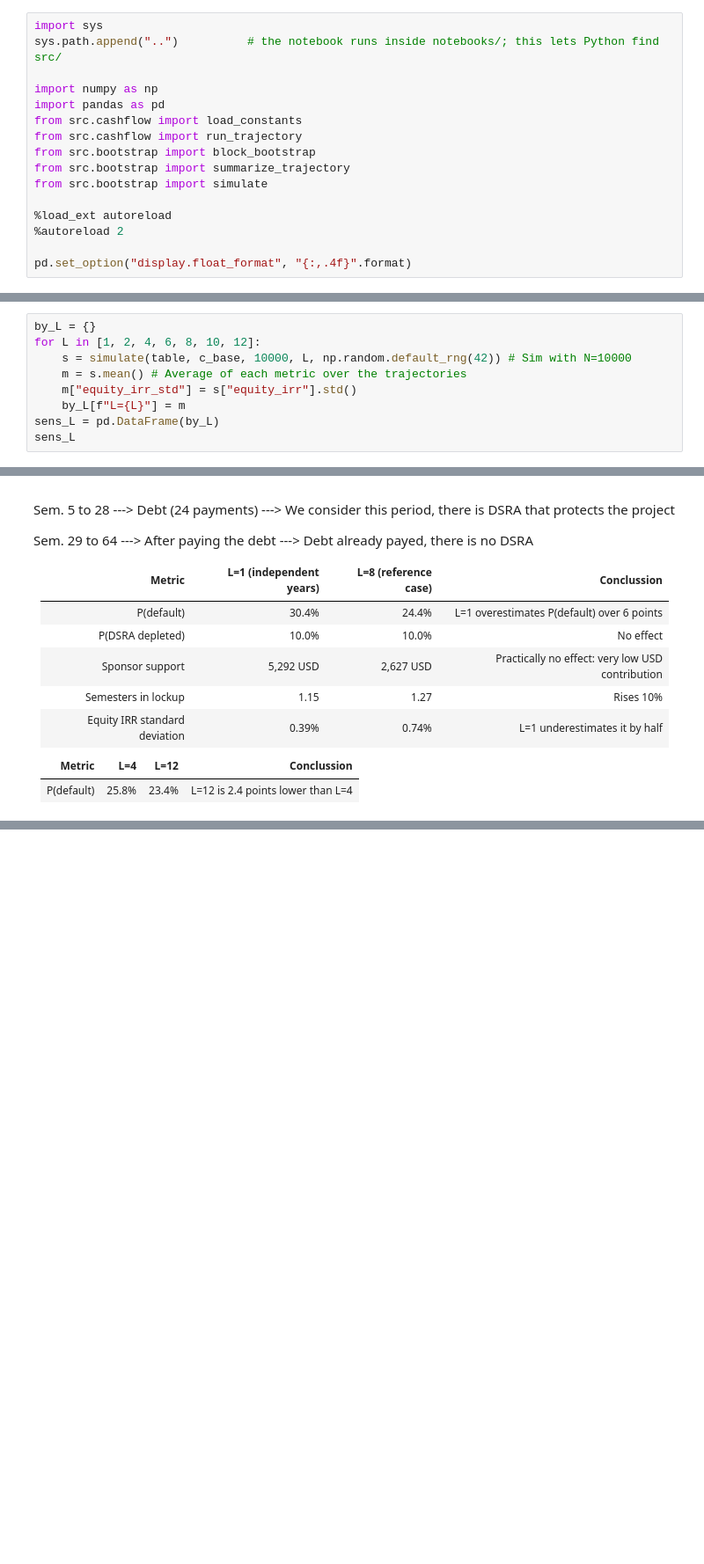
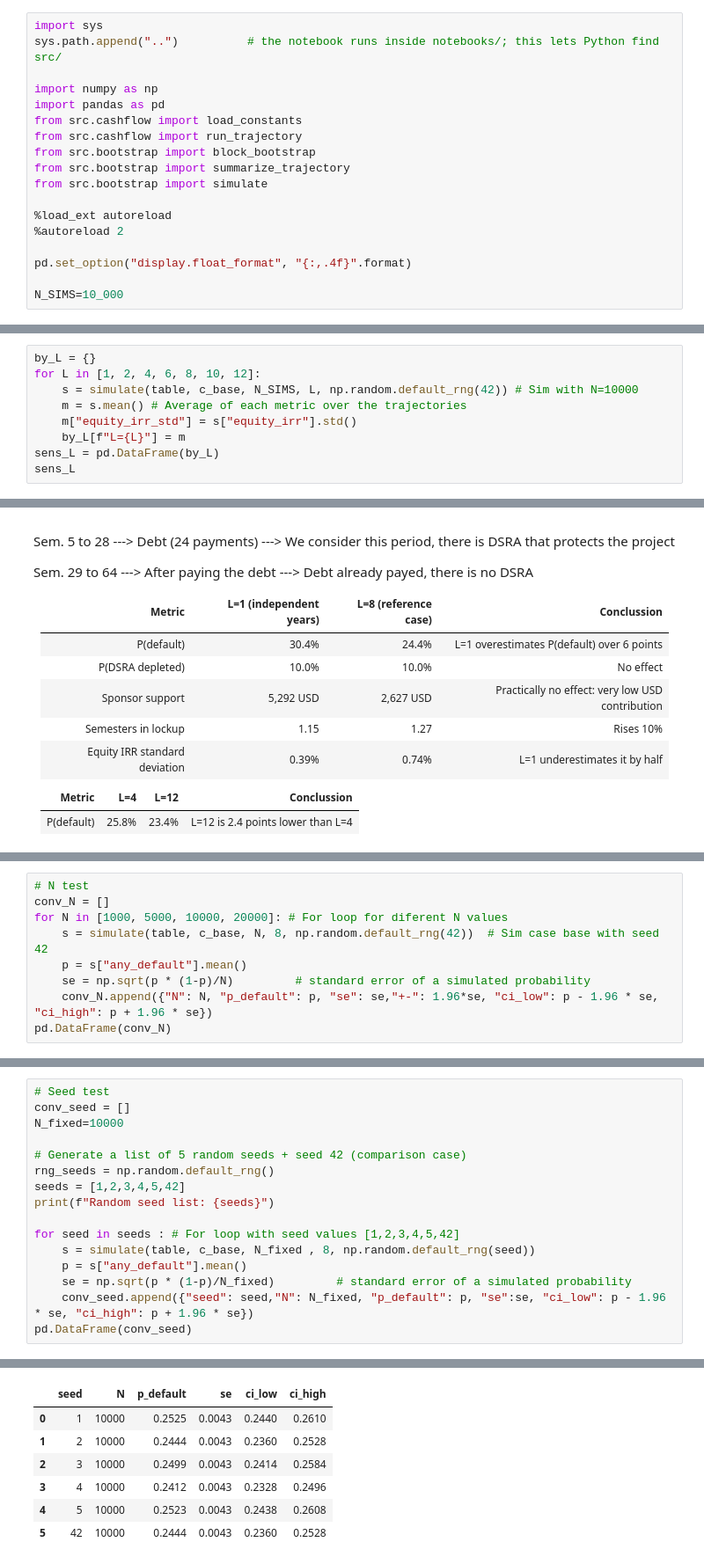
Before and after one commit to IgnacioFunesDeluigi/hydro-project-finance, a Jupyter notebook: notebooks/03_montecarlo.ipynb, the cells around one changed output, grey strips where cells are left out. Shown at 88% size. Saved outputs shown, nothing was run; the diff lists cells and outputs as text; blank space fills up the shorter version.

Commit message:
Step 3.6: convergence and seed tests, final N = 10,000; results regenerated; D38

```diff
--- a/notebooks/03_montecarlo.ipynb
+++ b/notebooks/03_montecarlo.ipynb
@@ -18,6 +18,8 @@ from src.bootstrap import simulate
 %autoreload 2
 
 pd.set_option("display.float_format", "{:,.4f}".format)
+
+N_SIMS=10_000
 # %% [markdown]
 **Comparison: real vs theoretical autocorrelation**
 - Real autocorrelation: e_base.autocorr(lag=k)
@@ -335,7 +337,7 @@ results
 # %%
 by_L = {}
 for L in [1, 2, 4, 6, 8, 10, 12]:
-    s = simulate(table, c_base, 10000, L, np.random.default_rng(42)) # Sim with N=10000
+    s = simulate(table, c_base, N_SIMS, L, np.random.default_rng(42)) # Sim with N=10000
     m = s.mean() # Average of each metric over the trajectories
     m["equity_irr_std"] = s["equity_irr"].std()
     by_L[f"L={L}"] = m
@@ -376,0 +383,9 @@ Sem. 29 to 64 ---> After paying the debt ---> Debt already payed, there is no DS
+# %%
+# N test
+conv_N = []
+for N in [1000, 5000, 10000, 20000]: # For loop for diferent N values
+    s = simulate(table, c_base, N, 8, np.random.default_rng(42))  # Sim case base with seed 42
+    p = s["any_default"].mean()
+    se = np.sqrt(p * (1-p)/N)         # standard error of a simulated probability
+    conv_N.append({"N": N, "p_default": p, "se": se,"+-": 1.96*se, "ci_low": p - 1.96 * se, "ci_high": p + 1.96 * se})
+pd.DataFrame(conv_N)
@@ -376,0 +398,17 @@ Sem. 29 to 64 ---> After paying the debt ---> Debt already payed, there is no DS
+# %%
+# Seed test
+conv_seed = []
+N_fixed=10000
+
+# Generate a list of 5 random seeds + seed 42 (comparison case)
+rng_seeds = np.random.default_rng()
+seeds = [1,2,3,4,5,42]
+print(f"Random seed list: {seeds}")
+
+for seed in seeds : # For loop with seed values [1,2,3,4,5,42]
+    s = simulate(table, c_base, N_fixed , 8, np.random.default_rng(seed))
+    p = s["any_default"].mean()
+    se = np.sqrt(p * (1-p)/N_fixed)         # standard error of a simulated probability
+    conv_seed.append({"seed": seed,"N": N_fixed, "p_default": p, "se":se, "ci_low": p - 1.96 * se, "ci_high": p + 1.96 * se})
+pd.DataFrame(conv_seed)
+# %% [output]
@@ -376,0 +416,7 @@ Sem. 29 to 64 ---> After paying the debt ---> Debt already payed, there is no DS
+|  | seed | N | p_default | se | ci_low | ci_high |
+| 0 | 1 | 10000 | 0.2525 | 0.0043 | 0.2440 | 0.2610 |
+| 1 | 2 | 10000 | 0.2444 | 0.0043 | 0.2360 | 0.2528 |
+| 2 | 3 | 10000 | 0.2499 | 0.0043 | 0.2414 | 0.2584 |
+| 3 | 4 | 10000 | 0.2412 | 0.0043 | 0.2328 | 0.2496 |
+| 4 | 5 | 10000 | 0.2523 | 0.0043 | 0.2438 | 0.2608 |
+| 5 | 42 | 10000 | 0.2444 | 0.0043 | 0.2360 | 0.2528 |
```
Also changed, not shown: parts of 9 cells of this notebook, 2 other files.
